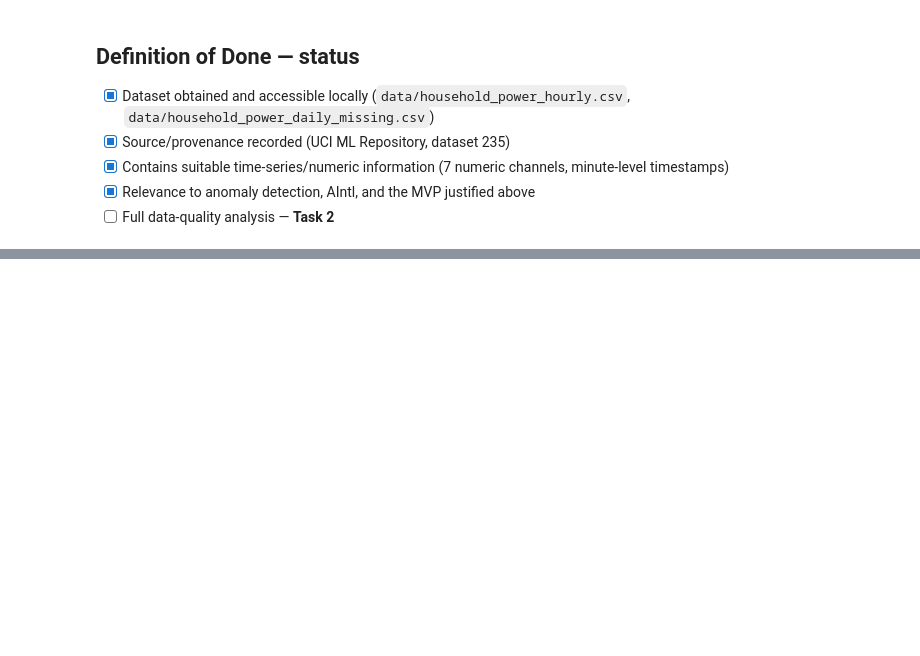
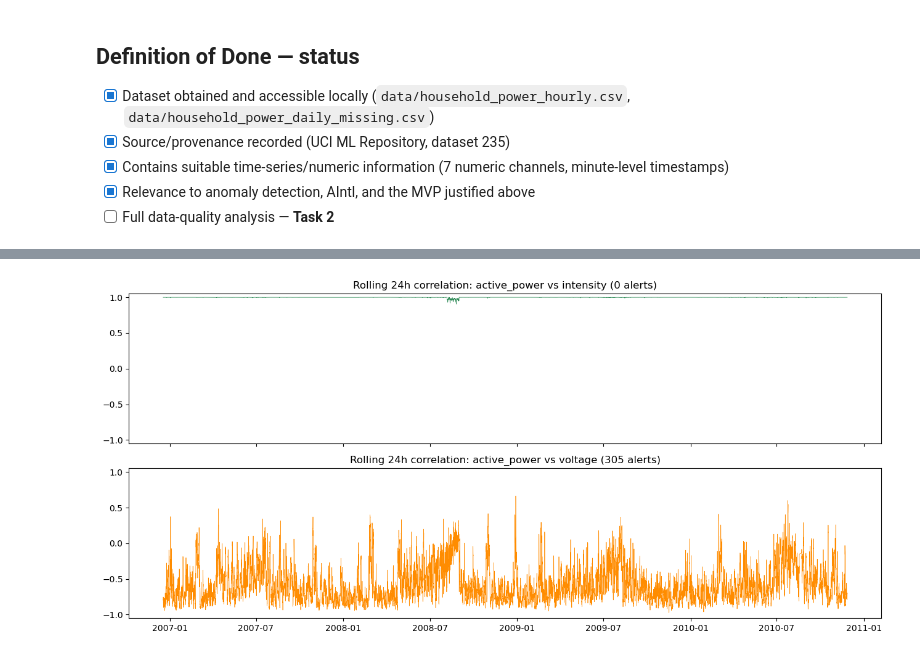
Before and after one commit to Pradeep0216/Intelligent-IoT-Data-Management, a Jupyter notebook: data_science/datasets/household-power/notebook.ipynb, the cells around one changed output, grey strips where cells are left out. Drawn from its saved outputs; the diff is of its cells as text; code cells hidden in the pictures; blank space fills up the shorter version.

```diff
--- a/data_science/datasets/household-power/notebook.ipynb
+++ b/data_science/datasets/household-power/notebook.ipynb
@@ -150,0 +405,19 @@ hourly[['Global_active_power','Global_intensity','Voltage']].corr()
+# %%
+alerts_a, raw_a = run_correlation_path(
+    df=clean, timestamp_col="timestamp",
+    correlation_streams=["Global_active_power", "Global_intensity"],
+    window_size=24, step_size=12, method="pearson",
+)
+print(f"Experiment A (active_power vs intensity): alerts = {len(alerts_a)}")
+
+alerts_b, raw_b = run_correlation_path(
+    df=clean, timestamp_col="timestamp",
+    correlation_streams=["Global_active_power", "Voltage"],
+    window_size=24, step_size=12, method="pearson",
+)
+print(f"Experiment B (active_power vs voltage): alerts = {len(alerts_b)}")
+
+sev_counts = {}
+for a in alerts_b:
+    sev_counts[a["severity"]] = sev_counts.get(a["severity"], 0) + 1
+print("Experiment B severity breakdown:", sev_counts)
@@ -150,0 +434,18 @@ hourly[['Global_active_power','Global_intensity','Voltage']].corr()
+# %%
+def rolling_corr(a, b, window=24):
+    return a.rolling(window).corr(b)
+
+roll_ai = rolling_corr(clean["Global_active_power"], clean["Global_intensity"])
+roll_av = rolling_corr(clean["Global_active_power"], clean["Voltage"])
+
+fig, axes = plt.subplots(2, 1, figsize=(13,6), sharex=True)
+axes[0].plot(clean["datetime"], roll_ai, linewidth=0.5, color="seagreen")
+axes[0].set_title(f"Rolling 24h correlation: active_power vs intensity ({len(alerts_a)} alerts)")
+axes[0].set_ylim(-1.05, 1.05)
+axes[1].plot(clean["datetime"], roll_av, linewidth=0.5, color="darkorange")
+axes[1].set_title(f"Rolling 24h correlation: active_power vs voltage ({len(alerts_b)} alerts)")
+axes[1].set_ylim(-1.05, 1.05)
+fig.tight_layout()
+plt.show()
+# %% [output]
+[figure, added]
```
Also changed, not shown: parts of 38 cells of this notebook, 2 other files.
